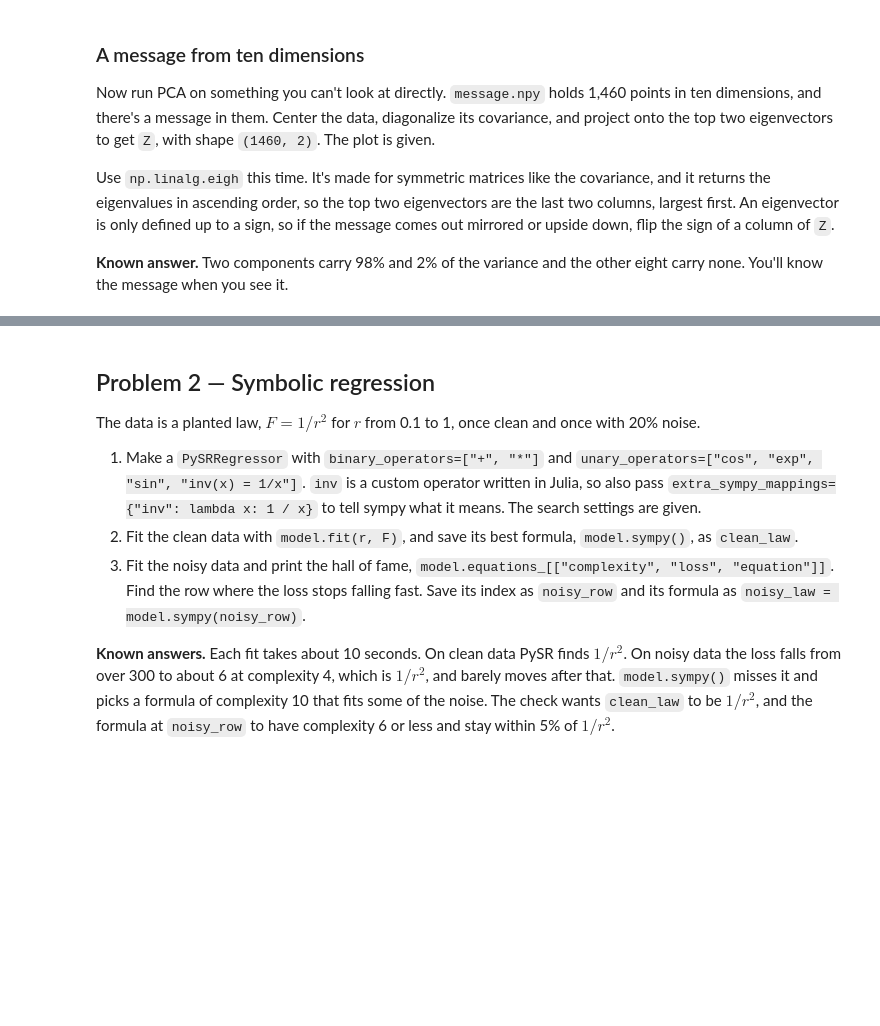
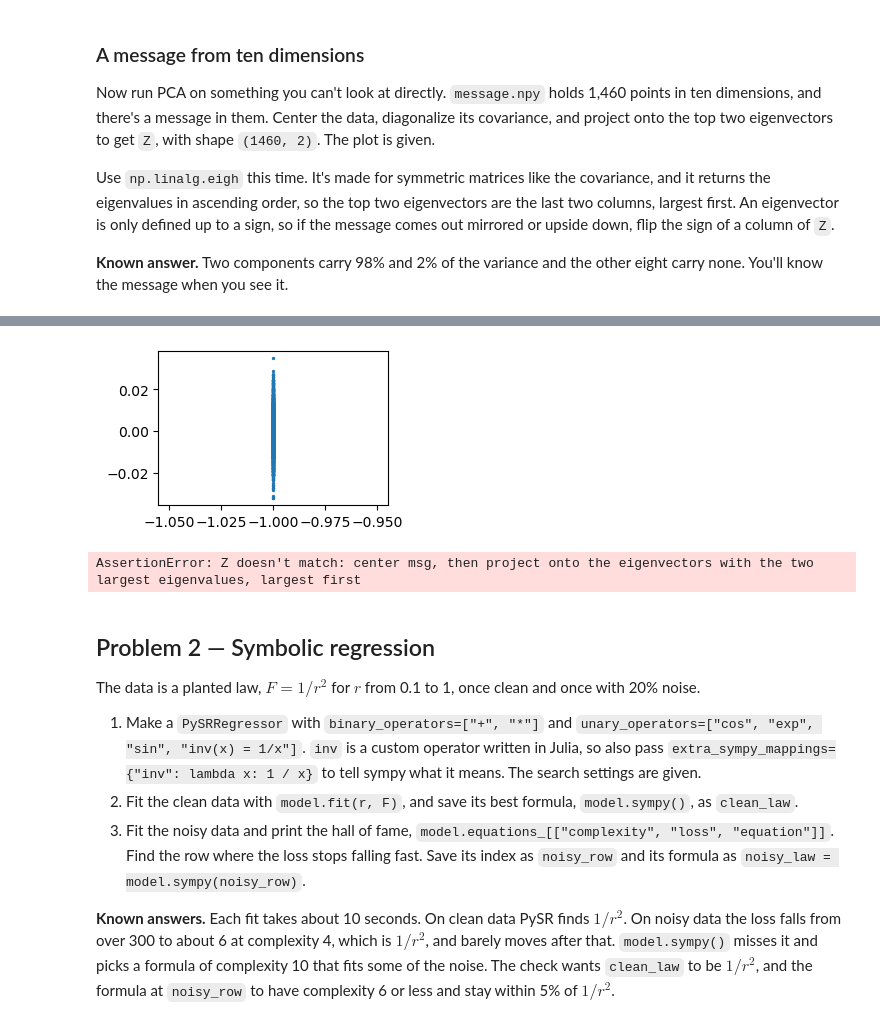
Before and after one commit to makotoyzc/COMP2026, a Jupyter notebook: notebooks/11_Finding_Structure.ipynb, the cells around one changed output, grey strips where cells are left out. Cells and saved outputs as stored; diff of their text form; code cells hidden in the pictures; blank space fills up the shorter version.

```diff
--- a/notebooks/11_Finding_Structure.ipynb
+++ b/notebooks/11_Finding_Structure.ipynb
@@ -140,11 +152,27 @@ msg.shape
 # %%
 # FILL IN: center msg, diagonalize its covariance with np.linalg.eigh, and project onto
 # the top two eigenvectors as Z, shape (1460, 2). Flip signs until the message reads right.
+centered_msg = msg - np.mean(msg)
+C_msg = centered_msg.T @ centered_msg / msg.shape[0]
+eigvals_msg, eigvecs_msg = np.linalg.eig(C_msg)
+Z = centered_msg @ eigvecs_msg[:,[-1,-2]]
+
+if Z[0,0] > 0:
+    Z[:,0] = -1
+
+if Z[0,1] < 0:
+    Z[:,1] *= -1
+
+# order_msg = np.argsort(eigvals_msg)[::-1]
+# eigvals_msg = eigvals[order]
+# eigvecs_msg = eigvecs[:, order]
 
 plt.figure(figsize=(10, 2))           # GIVEN: equal axes, or the message gets squashed
 plt.scatter(Z[:, 0], Z[:, 1], s=2)
 plt.gca().set_aspect("equal")
 plt.show()
+# %% [output]
+[figure, added]
 # %%
 # CHECK (given): the first three points, projected the right way up
 upright = np.array([[-16.754, 1.687039], [-16.783599, 1.75164], [-16.928352, 1.691128]])
@@ -157,6 +185,8 @@ if not np.allclose(Z[:3], upright, atol=1e-4):
                          "message read backward or upside down")
 print(f"Z keeps {100 * Z.var(axis=0).sum() / msg.var(axis=0).sum():.1f}% of the variance")
 print("PASS")
+# %% [output]
+AssertionError: Z doesn't match: center msg, then project onto the eigenvectors with the two largest eigenvalues, largest first
 # %% [markdown]
 ## Problem 2 — Symbolic regression
 
```
Also changed, not shown: parts of 7 cells of this notebook.
